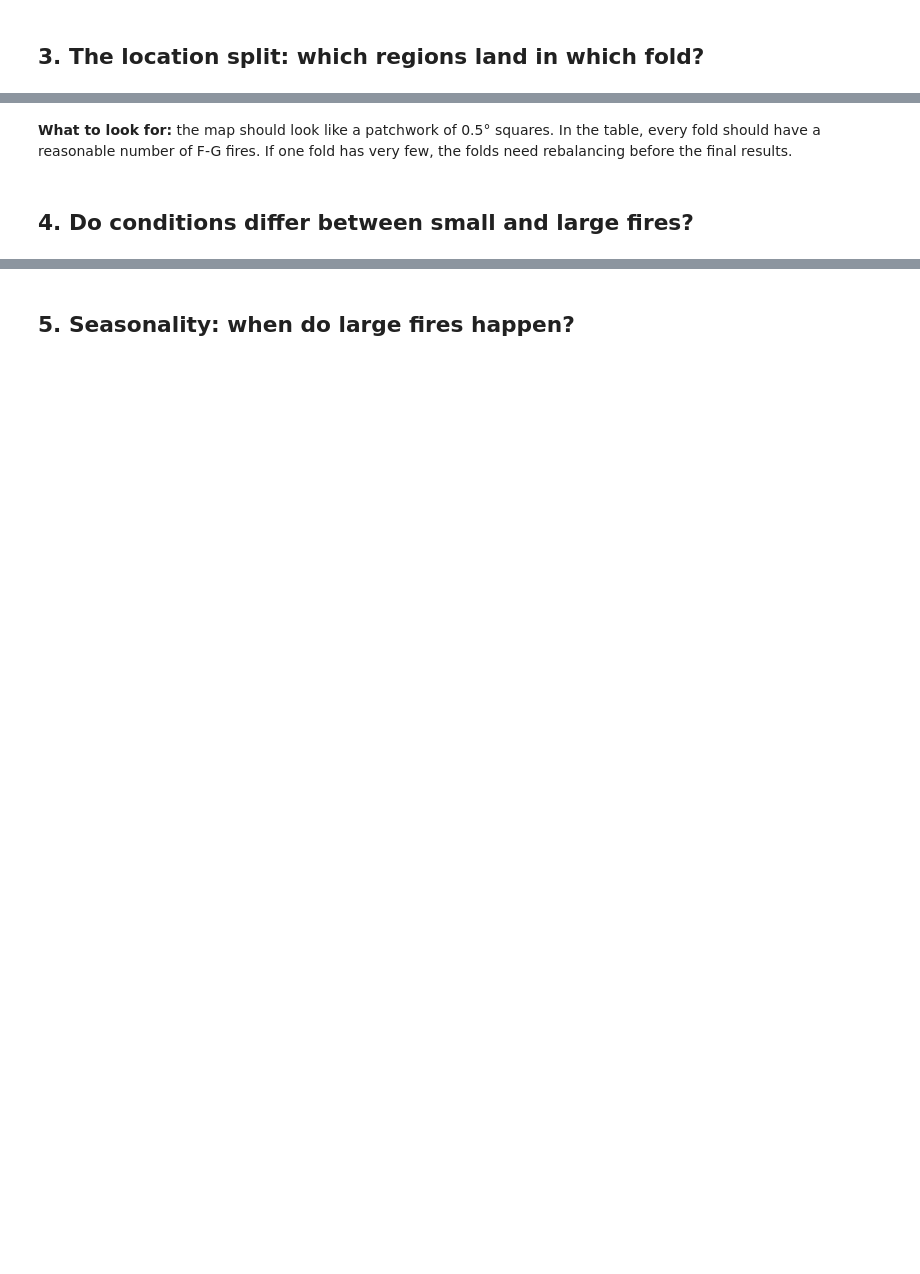
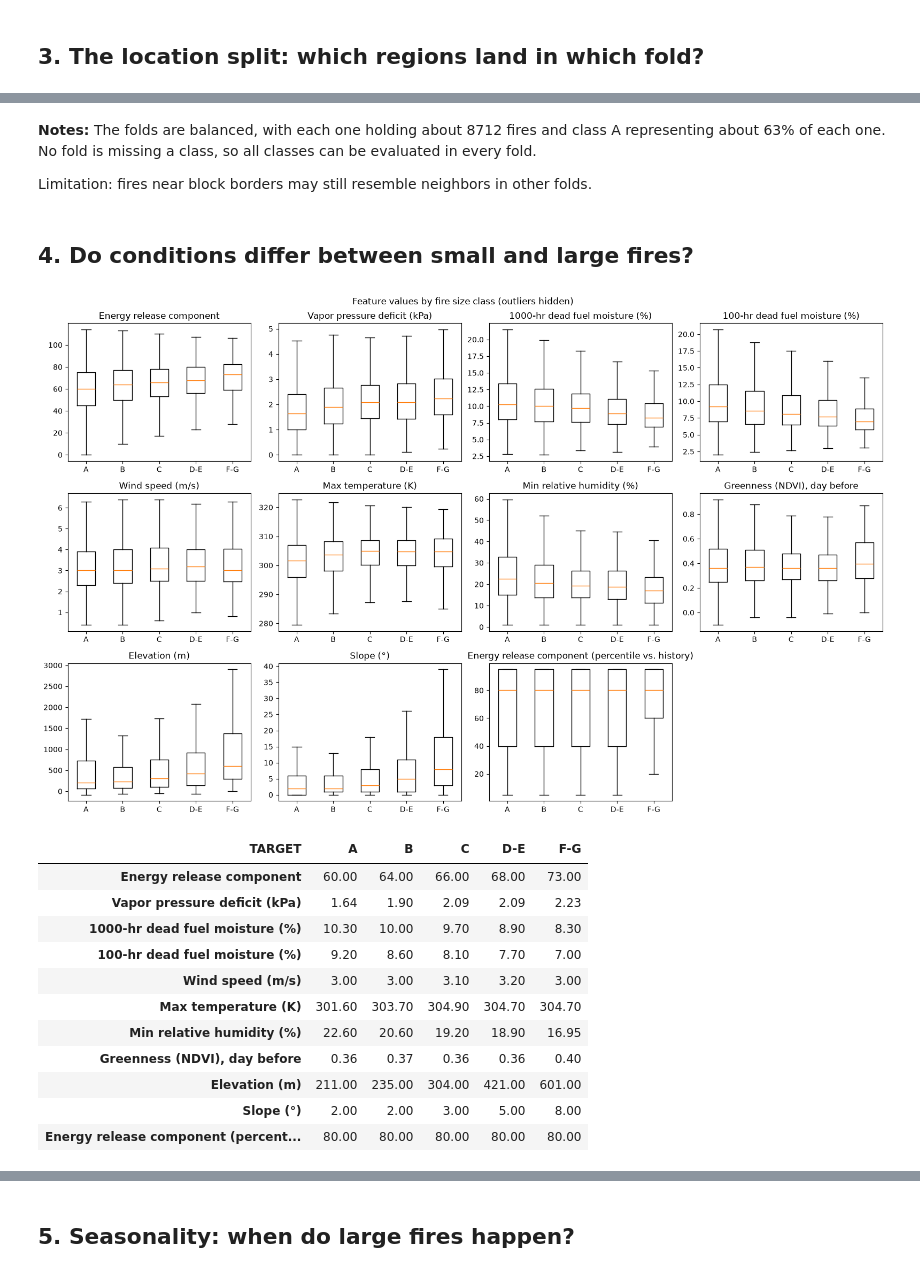
Before and after one commit to zoetankersley/Wildfire_Prediction_ANN, a Jupyter notebook: notebooks/eda.ipynb, the cells around one changed output, grey strips where cells are left out. Cells and saved outputs as stored; diff of their text form; code cells hidden in the pictures; blank space fills up the shorter version.

```diff
--- a/notebooks/eda.ipynb
+++ b/notebooks/eda.ipynb
@@ -71,22 +98,38 @@ pd.crosstab(df["TARGET"], df["FOLD"], margins=True)
 # %% [markdown]
-**What to look for:** the map should look like a patchwork of 0.5° squares. In the table, every fold should have a reasonable number of F-G fires. If one fold has very few, the folds need rebalancing before the final results.
+**Notes:** The folds are balanced, with each one holding about 8712 fires and class A representing about 63% of each one. No fold is missing a class, so all classes can be evaluated in every fold.
+
+Limitation: fires near block borders may still resemble neighbors in other folds.
 # %% [markdown]
 ## 4. Do conditions differ between small and large fires?
 # %%
 feats = ["erc", "vpd", "fm1000", "fm100", "vs", "tmmx", "rmin", "NDVI-1day", "CheatGrass", "Elevation", "Slope", "erc_Percentile"]
 feats = [f for f in feats if f in df.columns]
 
 fig, axes = plt.subplots(3, 4, figsize=(16, 10))
 for ax, f in zip(axes.flat, feats):
     data = [df.loc[df["TARGET"] == c, f].dropna() for c in order]
     ax.boxplot(data, tick_labels=order, showfliers=False)
-    ax.set_title(f)
+    ax.set_title(pretty(f))
 for ax in axes.flat[len(feats):]:
     ax.axis("off")
 plt.suptitle("Feature values by fire size class (outliers hidden)")
 plt.tight_layout()
 save("04_features_by_class"); plt.show()
 
 # The same idea as numbers: median of each feature per class
-df.groupby("TARGET")[feats].median().round(2)
+df.groupby("TARGET")[feats].median().round(2).rename(columns=pretty).T
+# %% [output]
+[figure, added]
+| TARGET | A | B | C | D-E | F-G |
+| Energy release component | 60.00 | 64.00 | 66.00 | 68.00 | 73.00 |
+| Vapor pressure deficit (kPa) | 1.64 | 1.90 | 2.09 | 2.09 | 2.23 |
+| 1000-hr dead fuel moisture (%) | 10.30 | 10.00 | 9.70 | 8.90 | 8.30 |
+| 100-hr dead fuel moisture (%) | 9.20 | 8.60 | 8.10 | 7.70 | 7.00 |
+| Wind speed (m/s) | 3.00 | 3.00 | 3.10 | 3.20 | 3.00 |
+| Max temperature (K) | 301.60 | 303.70 | 304.90 | 304.70 | 304.70 |
+| Min relative humidity (%) | 22.60 | 20.60 | 19.20 | 18.90 | 16.95 |
+| Greenness (NDVI), day before | 0.36 | 0.37 | 0.36 | 0.36 | 0.40 |
+| Elevation (m) | 211.00 | 235.00 | 304.00 | 421.00 | 601.00 |
+| Slope (°) | 2.00 | 2.00 | 3.00 | 5.00 | 8.00 |
+| Energy release component (percent... | 80.00 | 80.00 | 80.00 | 80.00 | 80.00 |
 # %% [markdown]
```
Also changed, not shown: parts of 21 cells of this notebook, 12 other files.
